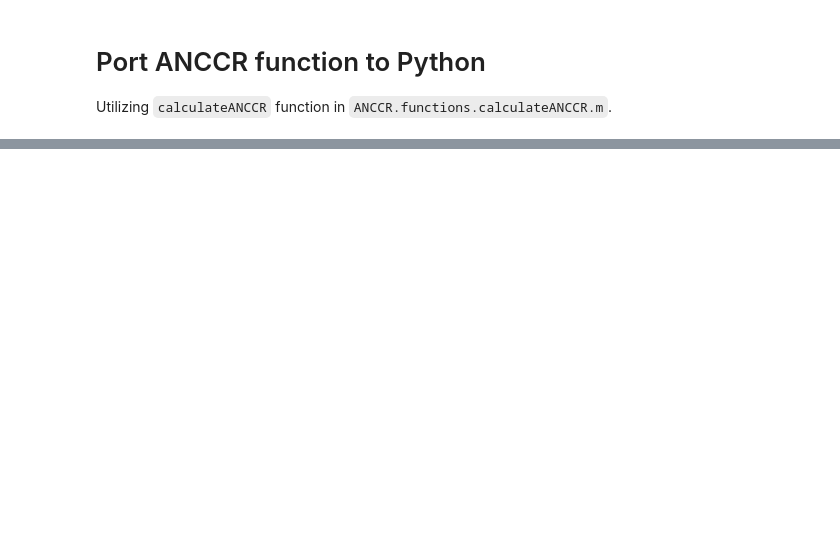
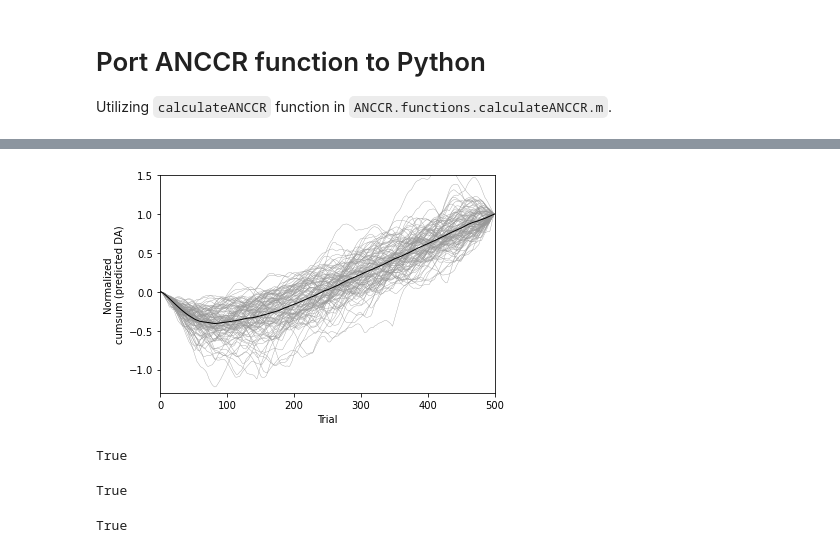
Before and after one commit to bitcloud2/ANCCR, a Jupyter notebook: nbs/utils.ipynb, the cells around one changed output, grey strips where cells are left out. Drawn from its saved outputs; the diff is of its cells as text; code cells hidden in the pictures; blank space fills up the shorter version.

Commit message:
utils has working calculate anccr

```diff
--- a/nbs/utils.ipynb
+++ b/nbs/utils.ipynb
@@ -21,7 +21,7 @@ w = 0.5
 k = 1
 minimumrate = 10 ** -3
 maximumjitter = 0.1
-beta = [1]  # Check what beta does in calculate_anccr
+beta = np.array([[1]])  # Check what beta does in calculate_anccr
 threshold = 0.6
 T = meanITI*10  # have very large T
 
@@ -162,3 +115,4 @@ array([[ 1.    ,  0.8565,  1.    ],
 # %%
-eventlog[:,1] + 1
+eventlog[:,1] += 1
+eventlog
 # %% [output]
@@ -165,0 +427,3 @@ array([ 1.8565, 22.8715, 28.7139, 32.841 , 33.1078])
+# %%
+DA,ANCCR,PRC,SRC,NC,Rs,Delta,Mij,Mi = calculate_anccr(eventlog, T, alpha_anccr, k, samplingperiod, w, threshold,
+                   minimumrate, beta, alpha_r, maximumjitter)
@@ -165,0 +435,12 @@ array([ 1.8565, 22.8715, 28.7139, 32.841 , 33.1078])
+# %%
+# simulation
+for iiter in range(nIter):
+    if iiter % 10 == 0: print(iiter)
+    eventlog = simulate_background_reward(numrewards, meanITI, 1, 1, 0)
+    eventlog[:,1] += 1
+
+    DA,ANCCR,PRC,SRC,NC,Rs,Delta,Mij,Mi = calculate_anccr(eventlog, T, alpha_anccr, k, samplingperiod, w, threshold,
+                   minimumrate, beta, alpha_r, maximumjitter)
+    eventtimeline = eventlog[0:numrewards,0]
+
+    rwrsp[:,iiter] = DA
@@ -165,0 +458,22 @@ array([ 1.8565, 22.8715, 28.7139, 32.841 , 33.1078])
+# %%
+# FigS8J
+import matplotlib.pyplot as plt
+
+fHandle = plt.figure()
+
+plt.plot(
+    np.cumsum(rwrsp,axis=0) / np.tile(np.sum(rwrsp,axis=0), (numrewards,1)),
+    color=[0.6,0.6,0.6],
+    linewidth=0.35
+)
+plt.plot(np.mean(np.cumsum(rwrsp,axis=0)/np.tile(np.sum(rwrsp,axis=0),(numrewards,1)),axis=1),
+         color='k',
+         linewidth=1
+)
+plt.ylim([-1.3, 1.5])
+plt.xlim([0, numrewards])
+plt.xlabel('Trial')
+plt.ylabel('Normalized\ncumsum (predicted DA)');
+# plt.gca().set(xticklabels=[0,200,400],yticklabels=[-1,0,1])
+# %% [output]
+[figure, added]
@@ -165,0 +482,12 @@ array([ 1.8565, 22.8715, 28.7139, 32.841 , 33.1078])
+# %%
+(DA == ANCCR).all()
+# %% [output]
+True
+# %%
+(NC == ANCCR).all()
+# %% [output]
+True
+# %%
+(PRC[:, :, 1:100].round(4) == SRC[:, :, 1:100].round(4)).all()
+# %% [output]
+True
```
Also changed, not shown: parts of 14 cells of this notebook, 3 other files.
